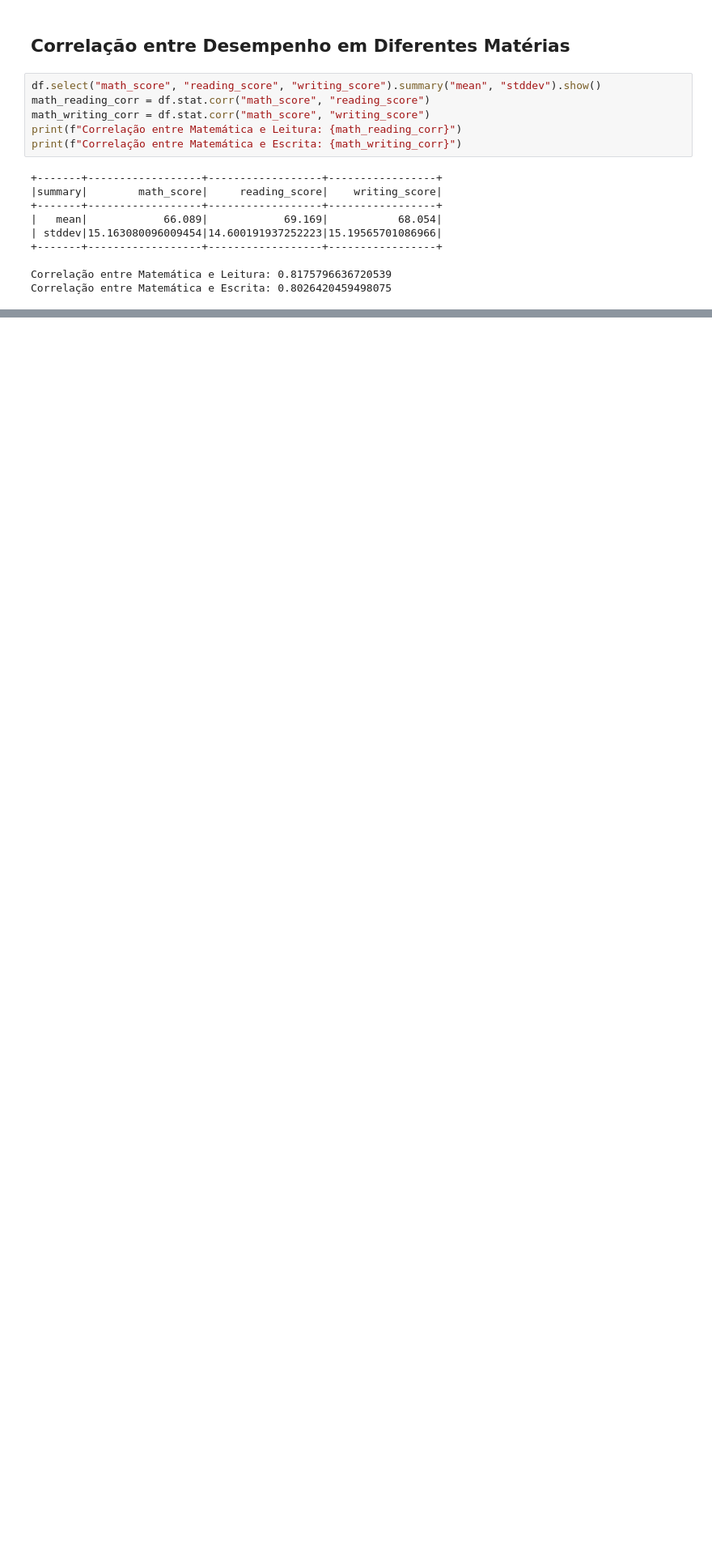
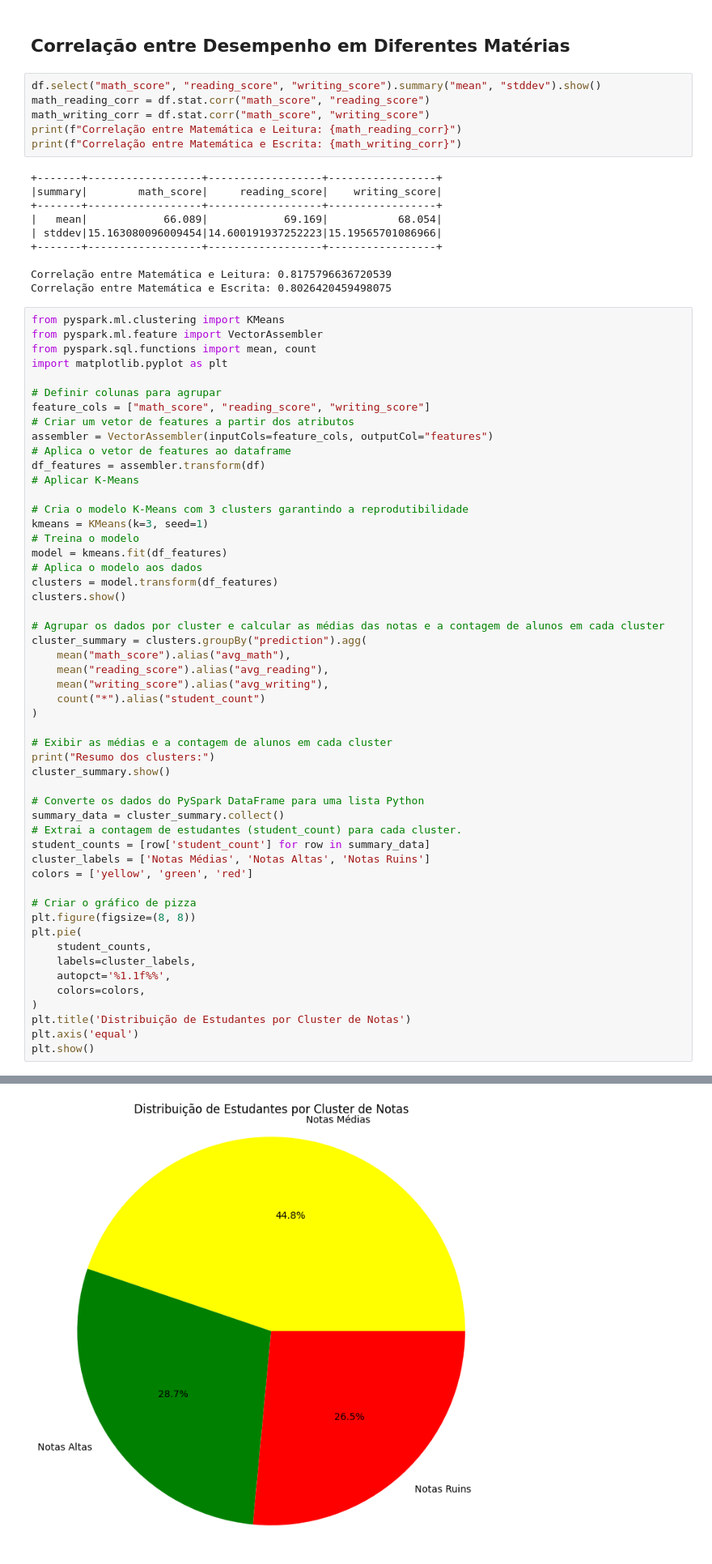
Before and after one commit to JoaoAccorsi/Pyspark, a Jupyter notebook: app.ipynb, the cells around one changed output, grey strips where cells are left out. Shown at 81% size. Saved outputs shown, nothing was run; the diff lists cells and outputs as text; blank space fills up the shorter version.

Commit message:
add Clusterização de Estudantes com K-Means

```diff
--- a/app.ipynb
+++ b/app.ipynb
@@ -133,3 +141,56 @@ print(f"Correlação entre Matemática e Escrita: {math_writing_corr}")
 
 Correlação entre Matemática e Leitura: 0.8175796636720539
 Correlação entre Matemática e Escrita: 0.8026420459498075
+# %%
+from pyspark.ml.clustering import KMeans
+from pyspark.ml.feature import VectorAssembler
+from pyspark.sql.functions import mean, count
+import matplotlib.pyplot as plt
+
+# Definir colunas para agrupar
+feature_cols = ["math_score", "reading_score", "writing_score"]
+# Criar um vetor de features a partir dos atributos
+assembler = VectorAssembler(inputCols=feature_cols, outputCol="features")
+# Aplica o vetor de features ao dataframe
+df_features = assembler.transform(df)
+# Aplicar K-Means
+
+# Cria o modelo K-Means com 3 clusters garantindo a reprodutibilidade
+kmeans = KMeans(k=3, seed=1)
+# Treina o modelo
+model = kmeans.fit(df_features)
+# Aplica o modelo aos dados
+clusters = model.transform(df_features)
+clusters.show()
+
+# Agrupar os dados por cluster e calcular as médias das notas e a contagem de alunos em cada cluster
+cluster_summary = clusters.groupBy("prediction").agg(
+    mean("math_score").alias("avg_math"),
+    mean("reading_score").alias("avg_reading"),
+    mean("writing_score").alias("avg_writing"),
+    count("*").alias("student_count")
+)
+
+# Exibir as médias e a contagem de alunos em cada cluster
+print("Resumo dos clusters:")
+cluster_summary.show()
+
+# Converte os dados do PySpark DataFrame para uma lista Python
+summary_data = cluster_summary.collect()
+# Extrai a contagem de estudantes (student_count) para cada cluster.
+student_counts = [row['student_count'] for row in summary_data]
+cluster_labels = ['Notas Médias', 'Notas Altas', 'Notas Ruins']
+colors = ['yellow', 'green', 'red']
+
+# Criar o gráfico de pizza
+plt.figure(figsize=(8, 8))
+plt.pie(
+    student_counts,
+    labels=cluster_labels,
+    autopct='%1.1f%%',
+    colors=colors,
+)
+plt.title('Distribuição de Estudantes por Cluster de Notas')
+plt.axis('equal')
+plt.show()
+# %% [output]
@@ -135,0 +214 @@ Correlação entre Matemática e Escrita: 0.8026420459498075
+[figure, added]
```
Also changed, not shown: parts of 3 cells of this notebook.
